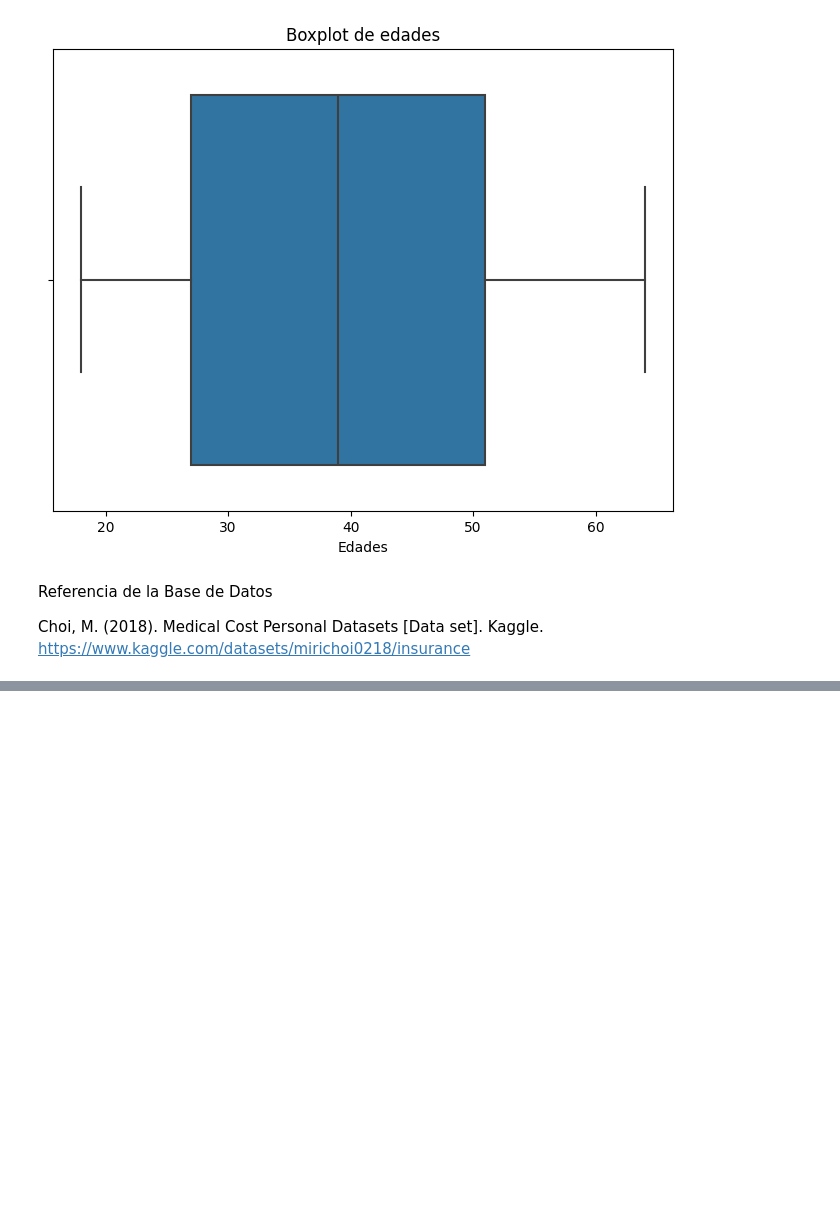
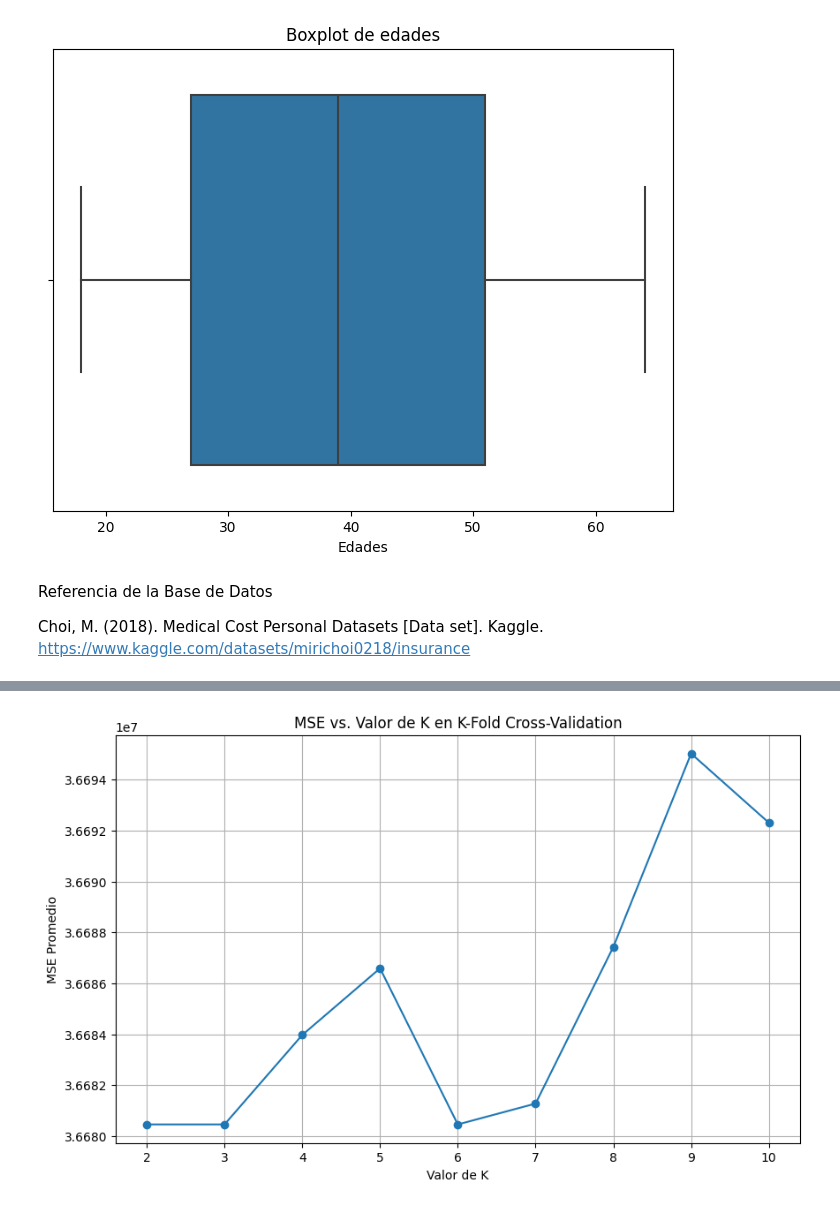
Before and after one commit to DanielaFlorez11/Caso1, a Jupyter notebook: caso.ipynb, the cells around one changed output, grey strips where cells are left out. Cells and saved outputs as stored; diff of their text form; code cells hidden in the pictures; blank space fills up the shorter version.

```diff
--- a/caso.ipynb
+++ b/caso.ipynb
@@ -427,0 +510,69 @@ Choi, M. (2018). Medical Cost Personal Datasets [Data set]. Kaggle. https://www.
+# %%
+import numpy as np
+import pandas as pd
+import statsmodels.api as sm
+import matplotlib.pyplot as plt
+from sklearn.model_selection import KFold
+
+# Cargar los datos
+df = pd.read_csv('insurance.csv')
+
+# Mapear la variable 'smoker' a valores numéricos
+df['smoker'] = df['smoker'].map({'no': 0, 'yes': 1})
+
+# Definir variables independientes (X) y dependiente (y)
+X = df[['age', 'bmi', 'children', 'smoker']]
+y = df['charges']
+
+# Añadir la columna de constante a X para el término independiente
+X = sm.add_constant(X)
+
+# Inicializar el modelo de regresión lineal
+modelo = sm.OLS(y, X)
+
+# Definir una lista para almacenar los MSE de cada iteración
+mse_values = []
+
+# Definir una lista para almacenar los valores de K
+k_values = range(2, 11)  # Rango de valores de K que quieres probar
+
+# Realizar la validación cruzada para diferentes valores de K
+for k in k_values:
+    # Inicializar K-Fold Cross-Validation
+    kf = KFold(n_splits=k, shuffle=True, random_state=0)
+
+    # Lista para almacenar los MSE de cada pliegue
+    mse_scores = []
+
+    # Realizar la validación cruzada
+    for train_idx, test_idx in kf.split(X):
+        X_train, X_test = X.iloc[train_idx], X.iloc[test_idx]
+        y_train, y_test = y.iloc[train_idx], y.iloc[test_idx]
+
+        # Ajustar el modelo en el conjunto de entrenamiento
+        modelo_fitted = modelo.fit()
+
+        # Predecir sobre el conjunto de prueba
+        y_pred = modelo_fitted.predict(X_test)
+
+        # Calcular el Error Cuadrático Medio (MSE) para este pliegue
+        mse = np.mean((y_test - y_pred) ** 2)
+        mse_scores.append(mse)
+
+    # Calcular el MSE promedio para este valor de K
+    mean_mse = np.mean(mse_scores)
+
+    # Almacenar el MSE promedio en la lista de valores de MSE
+    mse_values.append(mean_mse)
+
+# Graficar los valores de MSE en función de los valores de K
+plt.figure(figsize=(10, 6))
+plt.plot(k_values, mse_values, marker='o', linestyle='-')
+plt.title('MSE vs. Valor de K en K-Fold Cross-Validation')
+plt.xlabel('Valor de K')
+plt.ylabel('MSE Promedio')
+plt.xticks(k_values)
+plt.grid(True)
+plt.show()
+# %% [output]
+[figure, added]
```
Also changed, not shown: parts of 2 cells of this notebook.
